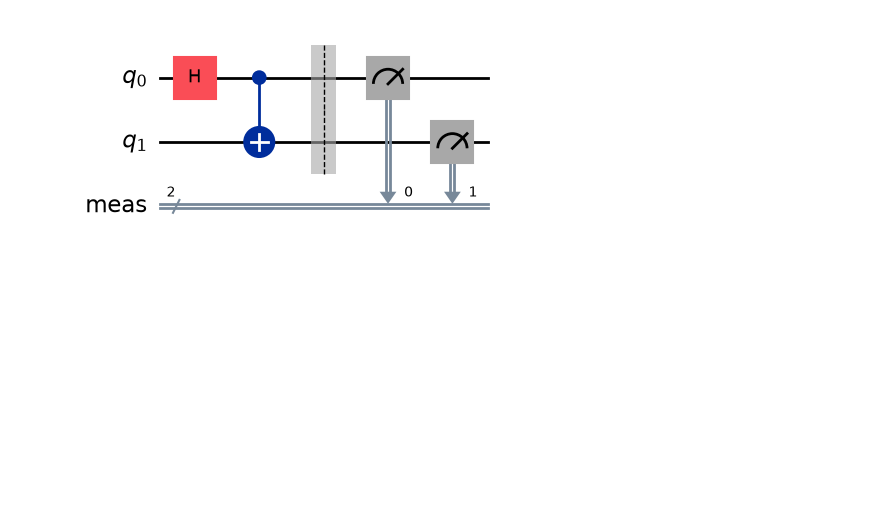
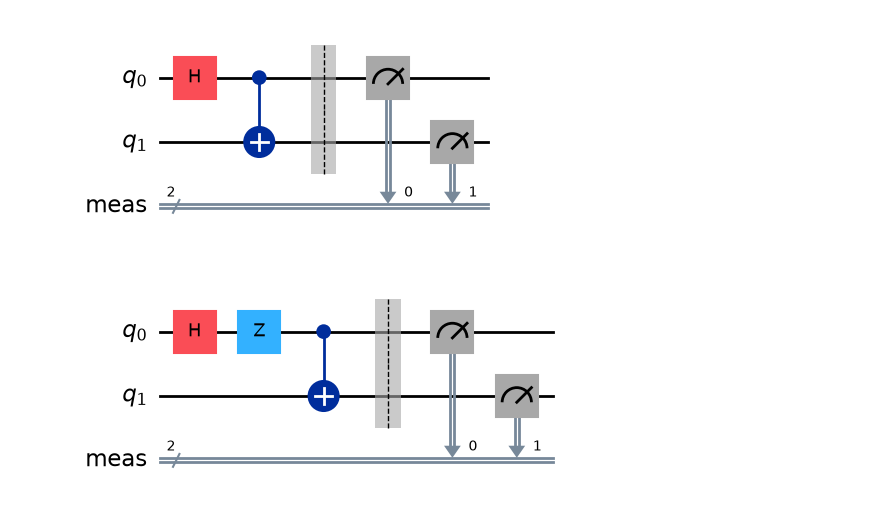
Before and after one commit to witchofthewires/ibm-quantum-notes, a Jupyter notebook: Lesson1.ipynb, the cells around one changed output. Saved outputs shown, nothing was run; the diff lists cells and outputs as text; code cells hidden in the pictures; blank space fills up the shorter version.

Commit message:
all four bell states

```diff
--- a/Lesson1.ipynb
+++ b/Lesson1.ipynb
@@ -24,2 +24,12 @@ bell.draw("mpl")
 # %% [output]
 [figure]
+# %%
+bell_phi_minus = qiskit.QuantumCircuit(2)
+bell_phi_minus.h(0)
+bell_phi_minus.z(0)
+bell_phi_minus.cx(0,1)
+
+bell_phi_minus.measure_all()
+bell_phi_minus.draw("mpl")
+# %% [output]
+[figure, added]
```
Also changed, not shown: parts of 5 cells of this notebook, 1 other file.
